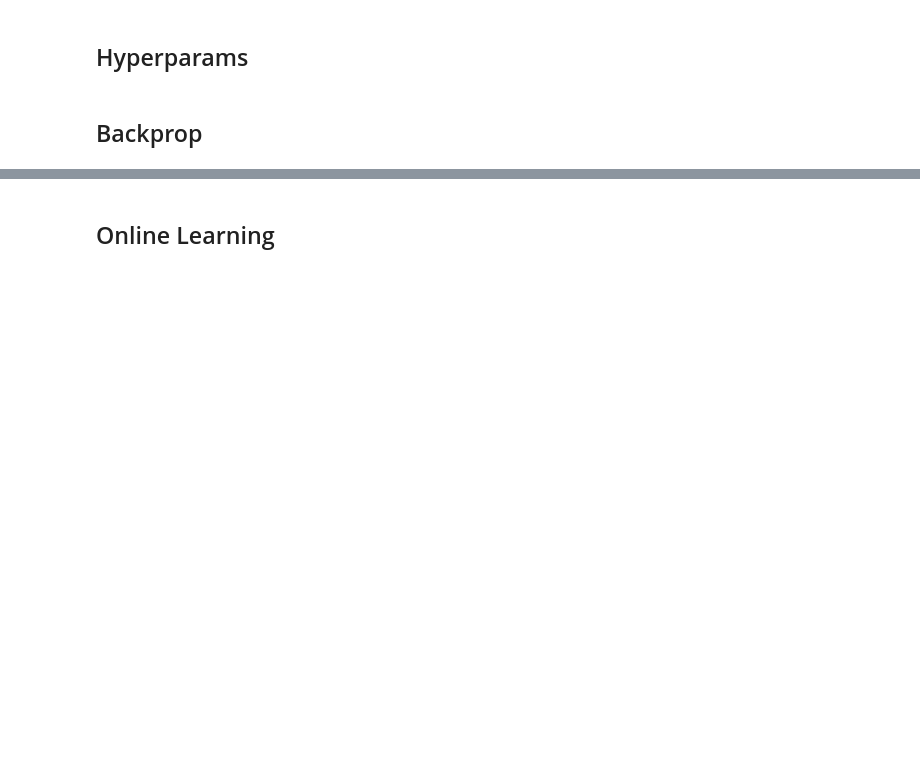
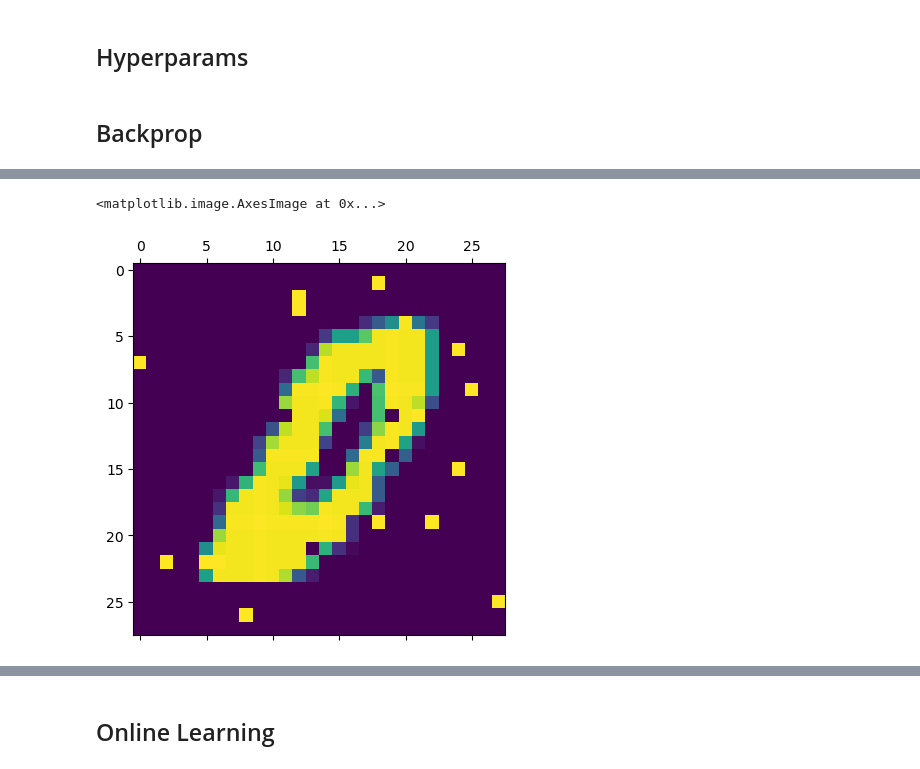
Before and after one commit to mwassermann/NMA-Microlearning-Project, a Jupyter notebook: Greens.ipynb, the cells around one changed output, grey strips where cells are left out. Cells and saved outputs as stored; diff of their text form; code cells hidden in the pictures; blank space fills up the shorter version.

```diff
--- a/Greens.ipynb
+++ b/Greens.ipynb
@@ -139,0 +154,18 @@ Training complete.
+# %%
+#salt & pepper noise
+amount=0.04
+s_vs_p=0.5
+out = np.copy(train_images[:,0])
+total_pixels = train_images[:,0].size
+# Salt mode
+num_salt = np.ceil(amount * total_pixels * s_vs_p).astype(int)
+salt_indices = np.random.randint(0, total_pixels, num_salt)
+out[salt_indices] = 1
+# Pepper mode
+num_pepper = np.ceil(amount * total_pixels * (1 - s_vs_p)).astype(int)
+pepper_indices = np.random.randint(0, total_pixels, num_pepper)
+out[pepper_indices] = 0
+plt.matshow(out.reshape(28,28))
+# %% [output]
+<matplotlib.image.AxesImage at 0x...>
+[figure, added]
```
Also changed, not shown: parts of 7 cells of this notebook, 1 other file.
